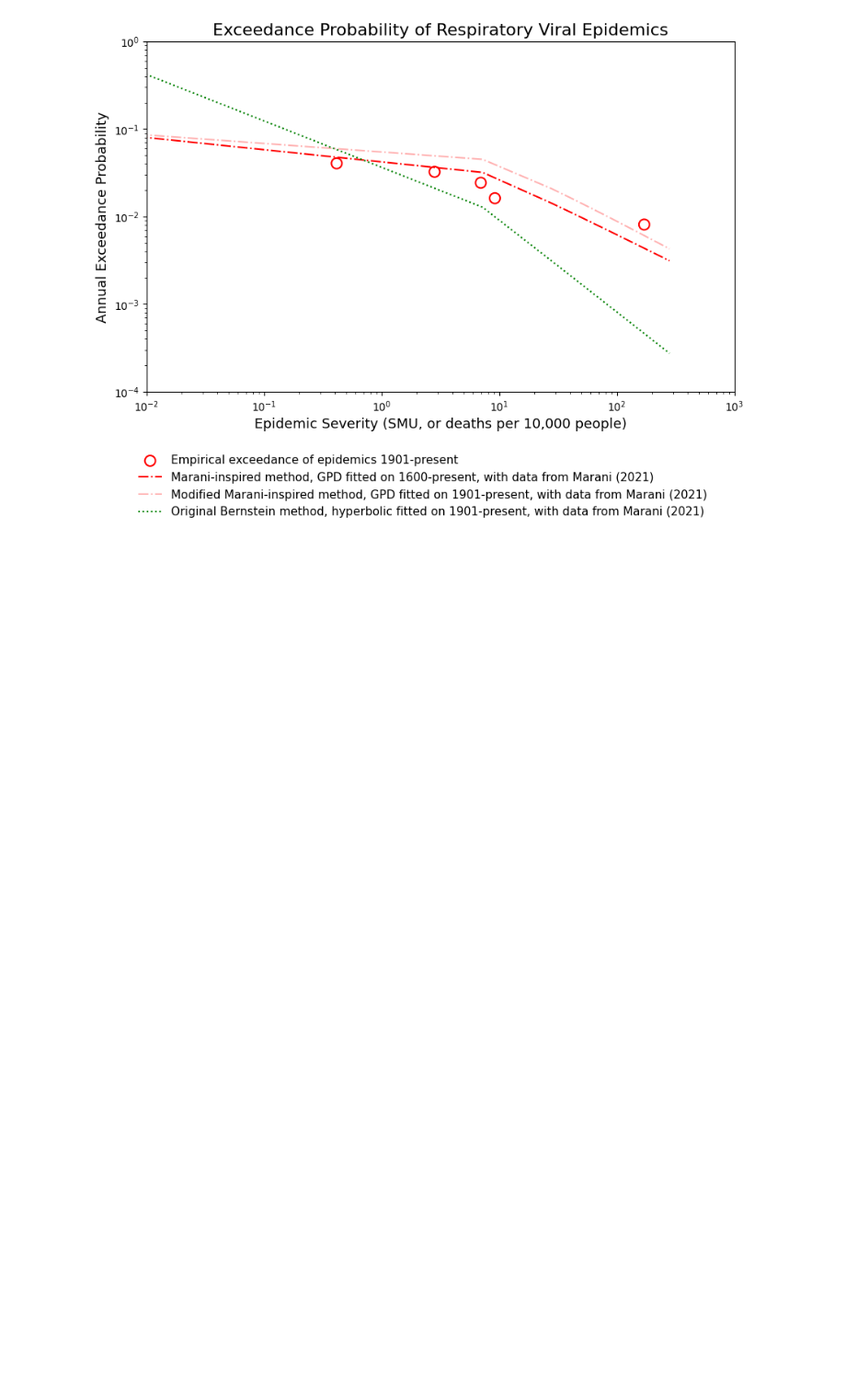
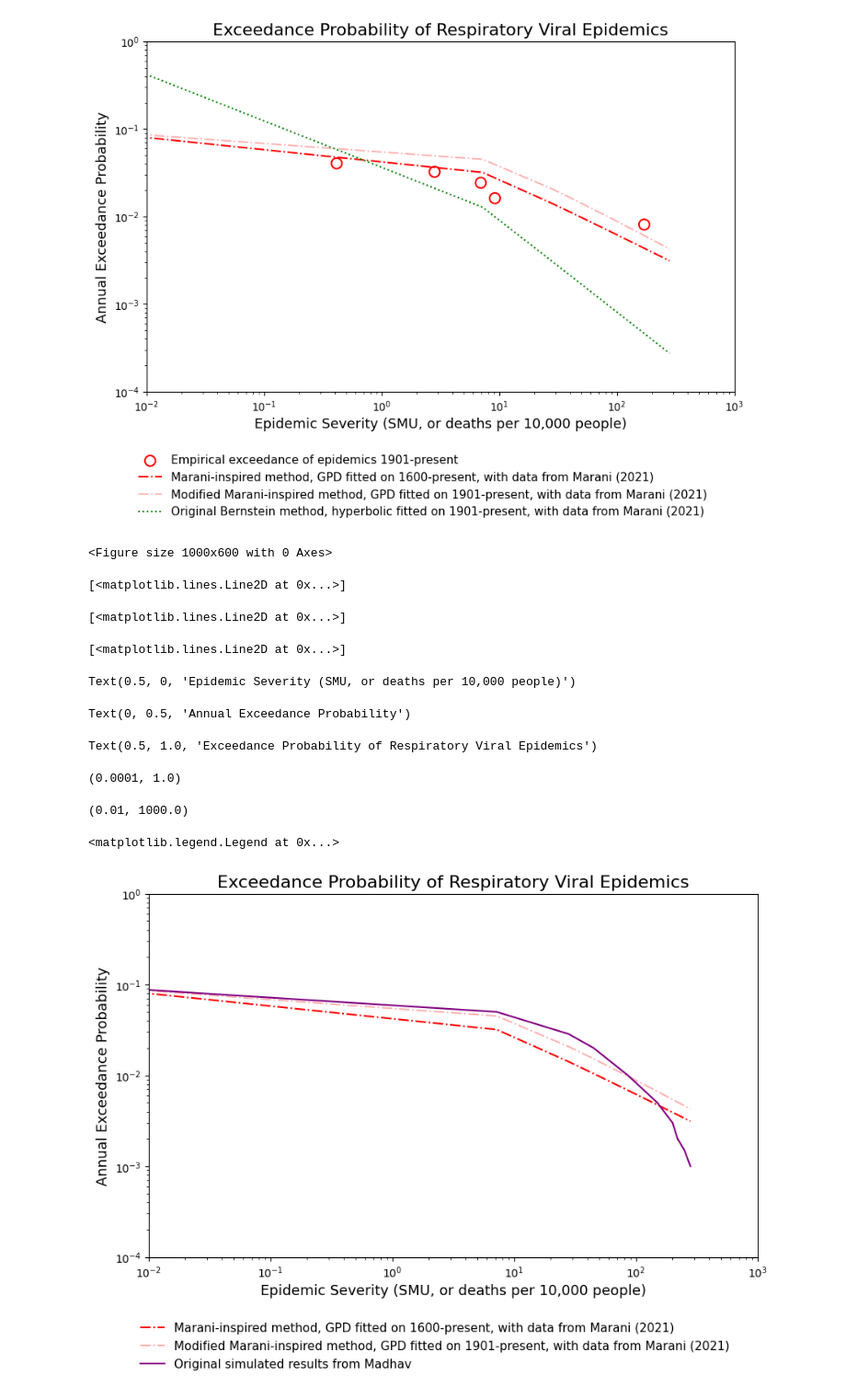
Before and after one commit to DevInnovationLab/pandemic_model_public, a Jupyter notebook: pandemic-loss-modeling/06b_sensitivity_data_1901.ipynb, the cells around one changed output. Shown at 92% size. Drawn from its saved outputs; the diff is of its cells as text; code cells hidden in the pictures; blank space fills up the shorter version.

Commit message:
Added Marani 1901 to Madhav comp

```diff
--- a/pandemic-loss-modeling/06b_sensitivity_data_1901.ipynb
+++ b/pandemic-loss-modeling/06b_sensitivity_data_1901.ipynb
@@ -255,3 +255,70 @@ Text(0.5, 1.0, 'Exceedance Probability of Respiratory Viral Epidemics')
 (0.01, 1000.0)
 <matplotlib.legend.Legend at 0x...>
 [figure]
+# %%
+## Plot comparison across Madhav, Marani, and Bernstein-Fan
+plt.figure(figsize=(10, 6))
+
+
+# ## Plot empirical exceedances of epidemics from 1901-present
+# plt.scatter(df_empirical_1901['severity'], df_empirical_1901['exceedance'],
+#             edgecolor='red', facecolor='none', s=100, linewidth=1.5,
+#             label='Empirical exceedance of epidemics 1901-present')
+
+
+## Plot for Marani-inspired
+plt.plot(df_marani_inspired['severity'], df_marani_inspired['exceedance'],
+         color='red', linestyle='-.', alpha=1,
+         label='Marani-inspired method, GPD fitted on 1600-present, with data from Marani (2021)')
+
+
+## Plot for Marani-inspired fitted on 1901-present data
+plt.plot(df_marani_inspired_1901['severity'], df_marani_inspired_1901['exceedance'],
+         color='red', linestyle='-.', alpha=0.3,
+         label='Modified Marani-inspired method, GPD fitted on 1901-present, with data from Marani (2021)')
+
+
+# ## Plot for Bernstein original
+# plt.plot(df_bernstein['severity'], df_bernstein['exceedance'],
+#          color='green', linestyle=':', alpha=1,
+#          label='Original Bernstein method, hyperbolic fitted on 1901-present, with data from Marani (2021)')
+
+## Plot for Madhav
+plt.plot(df_madhav['severity'], df_madhav['exceedance'],
+         color='purple', linestyle='-', label='Original simulated results from Madhav')
+
+## Add labels and title
+plt.xlabel('Epidemic Severity (SMU, or deaths per 10,000 people)', fontsize=13)
+plt.ylabel('Annual Exceedance Probability', fontsize=13)
+plt.title('Exceedance Probability of Respiratory Viral Epidemics', fontsize=16)
+
+## Set y-axis scale and limits
+plt.yscale('log')
+plt.ylim(1e-4, 1e0)
+
+## Set x-axis scale and limits
+plt.xscale('log')
+plt.xlim(1e-2, 1e3)
+# plt.xlim(0, 300)
+
+## Adding legend below the plot in 1 column without frame
+plt.legend(loc='upper center', bbox_to_anchor=(0.47, -0.15),
+           ncol=1, frameon=False, fontsize=11)
+
+## Save graph as jpg file at 400 dpi
+# plt.savefig('graphs/06b_sensitivity_data_1901_madhav_comp.jpg', dpi=400, bbox_inches = 'tight')
+
+## Display
+plt.show()
+# %% [output]
+<Figure size 1000x600 with 0 Axes>
+[<matplotlib.lines.Line2D at 0x...>]
+[<matplotlib.lines.Line2D at 0x...>]
+[<matplotlib.lines.Line2D at 0x...>]
+Text(0.5, 0, 'Epidemic Severity (SMU, or deaths per 10,000 people)')
+Text(0, 0.5, 'Annual Exceedance Probability')
+Text(0.5, 1.0, 'Exceedance Probability of Respiratory Viral Epidemics')
+(0.0001, 1.0)
+(0.01, 1000.0)
+<matplotlib.legend.Legend at 0x...>
+[figure, added]
```
Also changed, not shown: parts of 1 cell of this notebook, 5 other files.
